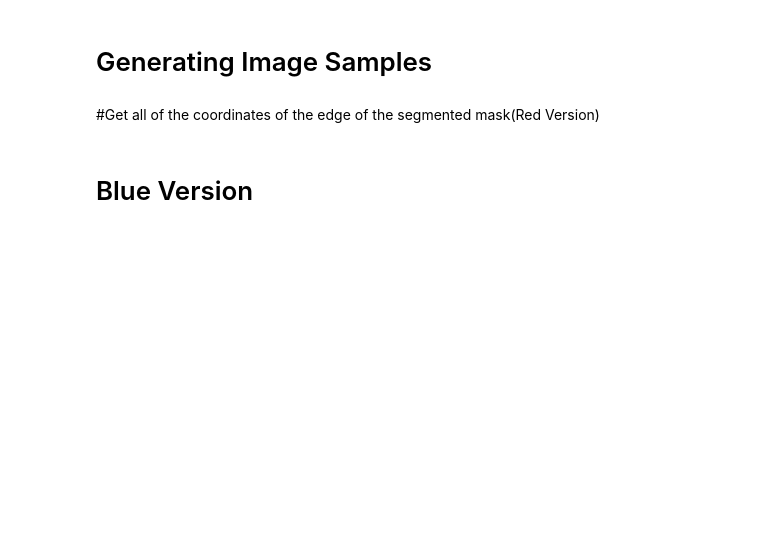
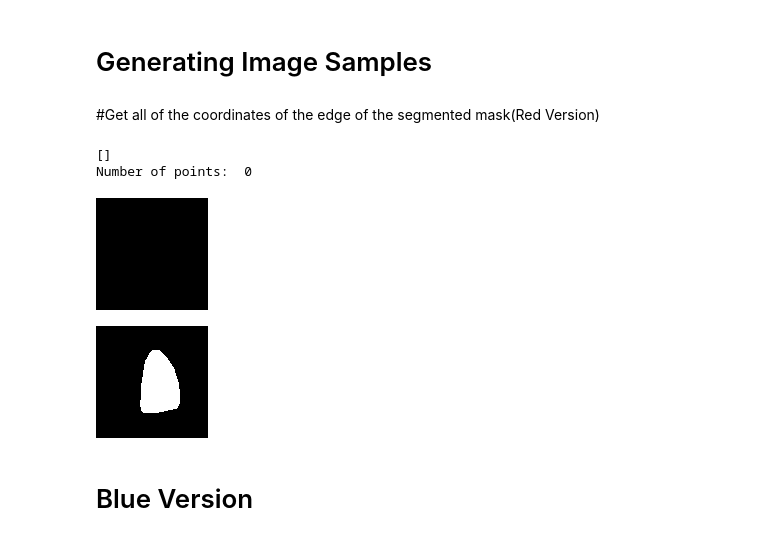
Before and after one commit to douyang/echonet-variance-in-function-analysis, a Jupyter notebook: Calculations_Analysis.ipynb, the cells around one changed output. Drawn from its saved outputs; the diff is of its cells as text; code cells hidden in the pictures; blank space fills up the shorter version.

```diff
--- a/Calculations_Analysis.ipynb
+++ b/Calculations_Analysis.ipynb
@@ -8,41 +8,46 @@ import os
 import cv2
 import numpy as np
 # %%
-path = "/content/0X100E3B8D3280BEC5.avi_38.png"
+path = "/content/120070335_803023843853524_3220986397143345552_n.png"
 # %% [markdown]
 #Get all of the coordinates of the edge of the segmented mask(Red Version)
 # %%
-# # read image
-# img = cv2.imread(path)
-# rgb = cv2.cvtColor(img, cv2.COLOR_BGR2RGB)
+# read image
+img = cv2.imread(path)
+rgb = cv2.cvtColor(img, cv2.COLOR_BGR2RGB)
 
-# # set lower and upper bounds on blue color
-# lower = (100,0,0)
-# upper = (255,0,0)
+# set lower and upper bounds on blue color
+lower = (100,0,0)
+upper = (255,0,0)
 
-# # threshold and invert so hexagon is white on black background
-# thresh = cv2.inRange(rgb, lower, upper)
+# threshold and invert so hexagon is white on black background
+thresh = cv2.inRange(rgb, lower, upper)
 
-# # get contours
-# result = np.zeros_like(thresh)
-# contours = cv2.findContours(thresh, cv2.RETR_EXTERNAL, cv2.CHAIN_APPROX_NONE)
-# contours = contours[0] if len(contours) == 2 else contours[1]
+# get contours
+result = np.zeros_like(thresh)
+contours = cv2.findContours(thresh, cv2.RETR_EXTERNAL, cv2.CHAIN_APPROX_NONE)
+contours = contours[0] if len(contours) == 2 else contours[1]
 
-# points = []
-# # list contour points
-# for pt in contours:
-#     for i in pt:
-#       for coord in i:
-#         points.append(coord.tolist())
-# print(points)
+points = []
+# list contour points
+for pt in contours:
+    for i in pt:
+      for coord in i:
+        points.append(coord.tolist())
+print(points)
 
-# print("Number of points: ", len(points))
-# # show thresh and contour
-# cv2_imshow(thresh)
-# cv2_imshow(img)
+print("Number of points: ", len(points))
+# show thresh and contour
+cv2_imshow(thresh)
+cv2_imshow(img)
 
-# cv2.waitKey(0)
-# cv2.destroyAllWindows()
+cv2.waitKey(0)
+cv2.destroyAllWindows()
+# %% [output]
+[]
+Number of points:  0
+[figure, added]
+[figure, added]
 # %% [markdown]
 # Blue Version
 # %%
```
Also changed, not shown: parts of 17 cells of this notebook, 47 other files.
